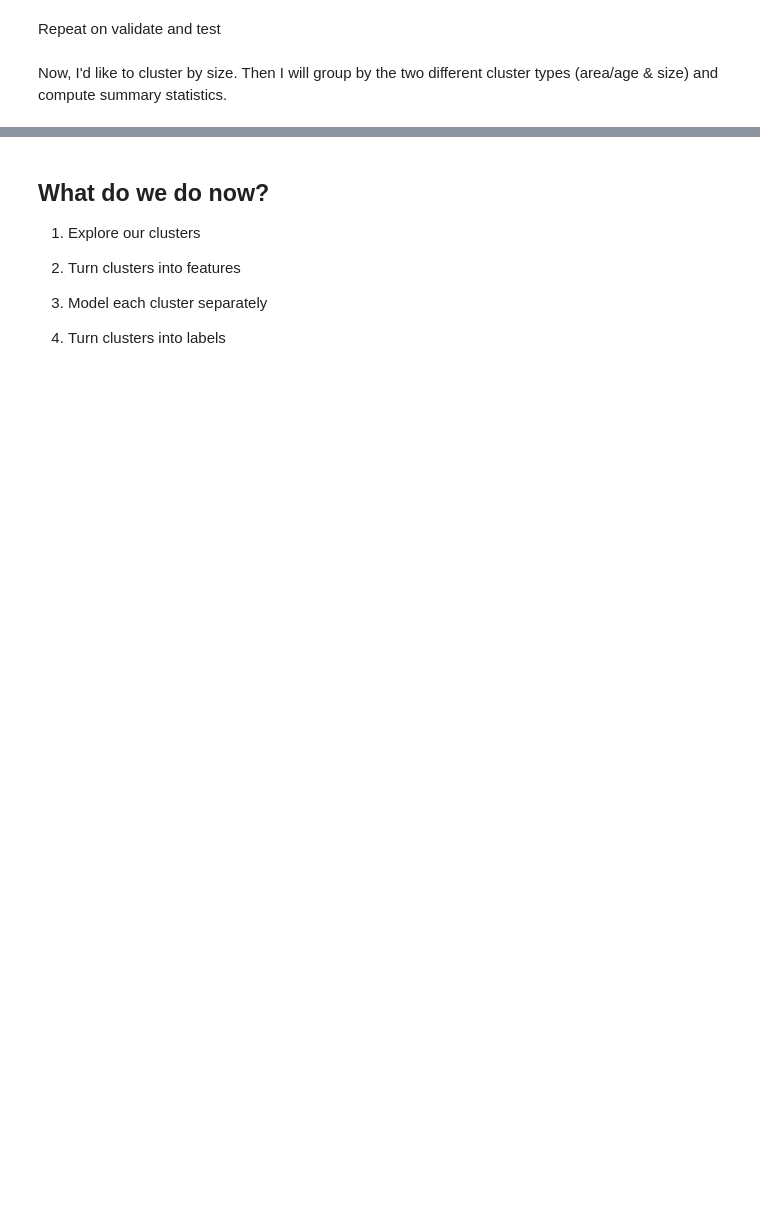
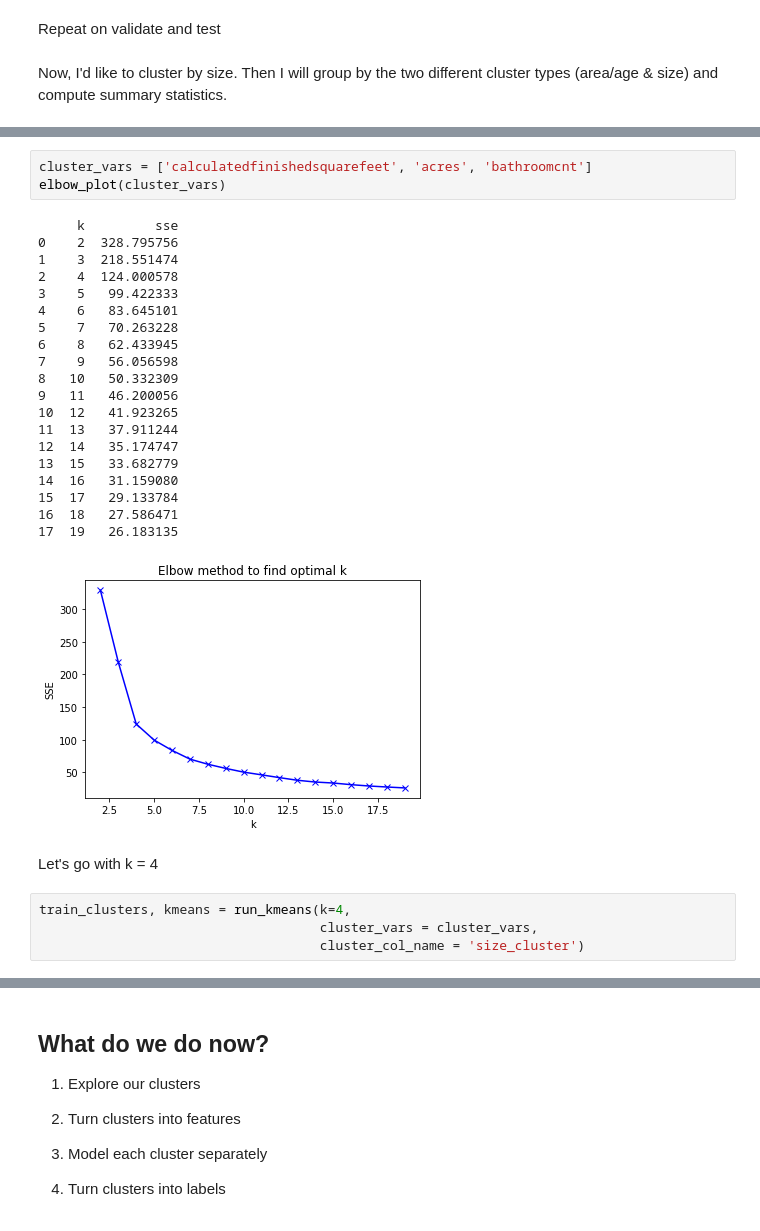
Before and after one commit to CodeupClassroom/darden-clustering, a Jupyter notebook: I_have_clusters_now_what.ipynb, the cells around one changed output, grey strips where cells are left out. Drawn from its saved outputs; the diff is of its cells as text; blank space fills up the shorter version.

```diff
--- a/I_have_clusters_now_what.ipynb
+++ b/I_have_clusters_now_what.ipynb
@@ -224,0 +549,30 @@ Now, I'd like to cluster by size. Then I will group by the two different cluster
+# %%
+cluster_vars = ['calculatedfinishedsquarefeet', 'acres', 'bathroomcnt']
+elbow_plot(cluster_vars)
+# %% [output]
+     k         sse
+0    2  328.795756
+1    3  218.551474
+2    4  124.000578
+3    5   99.422333
+4    6   83.645101
+5    7   70.263228
+6    8   62.433945
+7    9   56.056598
+8   10   50.332309
+9   11   46.200056
+10  12   41.923265
+11  13   37.911244
+12  14   35.174747
+13  15   33.682779
+14  16   31.159080
+15  17   29.133784
+16  18   27.586471
+17  19   26.183135
+[figure, added]
+# %% [markdown]
+Let's go with k = 4
+# %%
+train_clusters, kmeans = run_kmeans(k=4,
+                                    cluster_vars = cluster_vars,
+                                    cluster_col_name = 'size_cluster')
```
Also changed, not shown: parts of 30 cells of this notebook.
